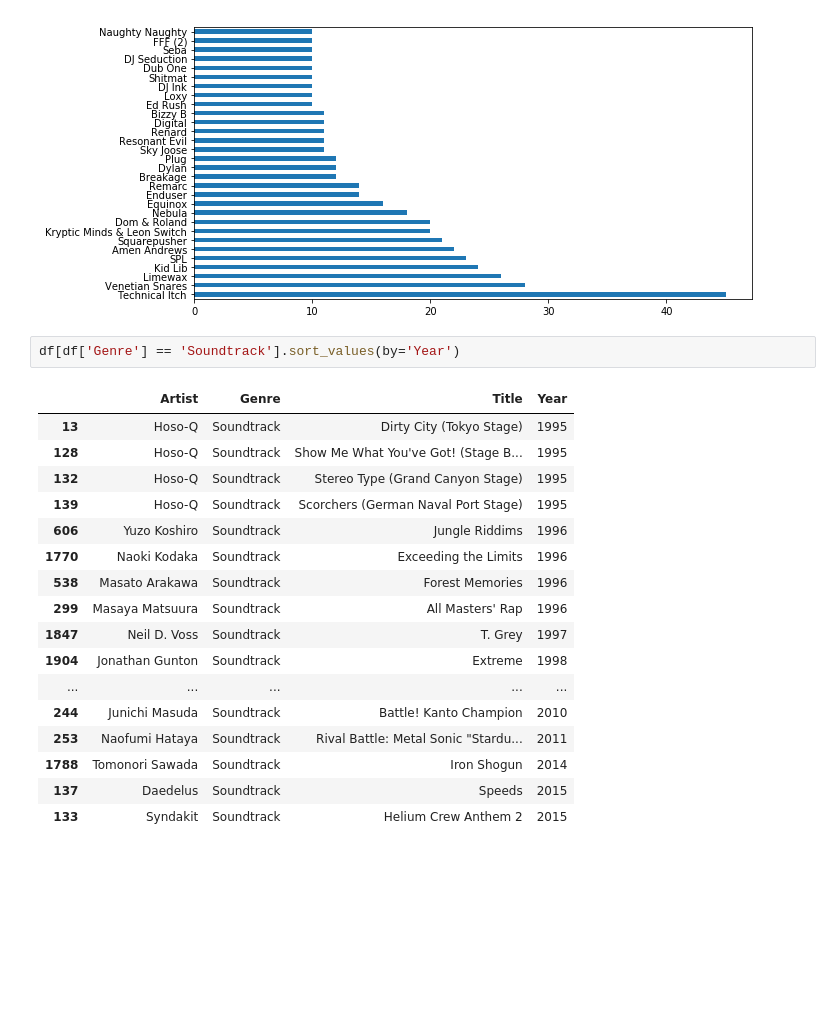
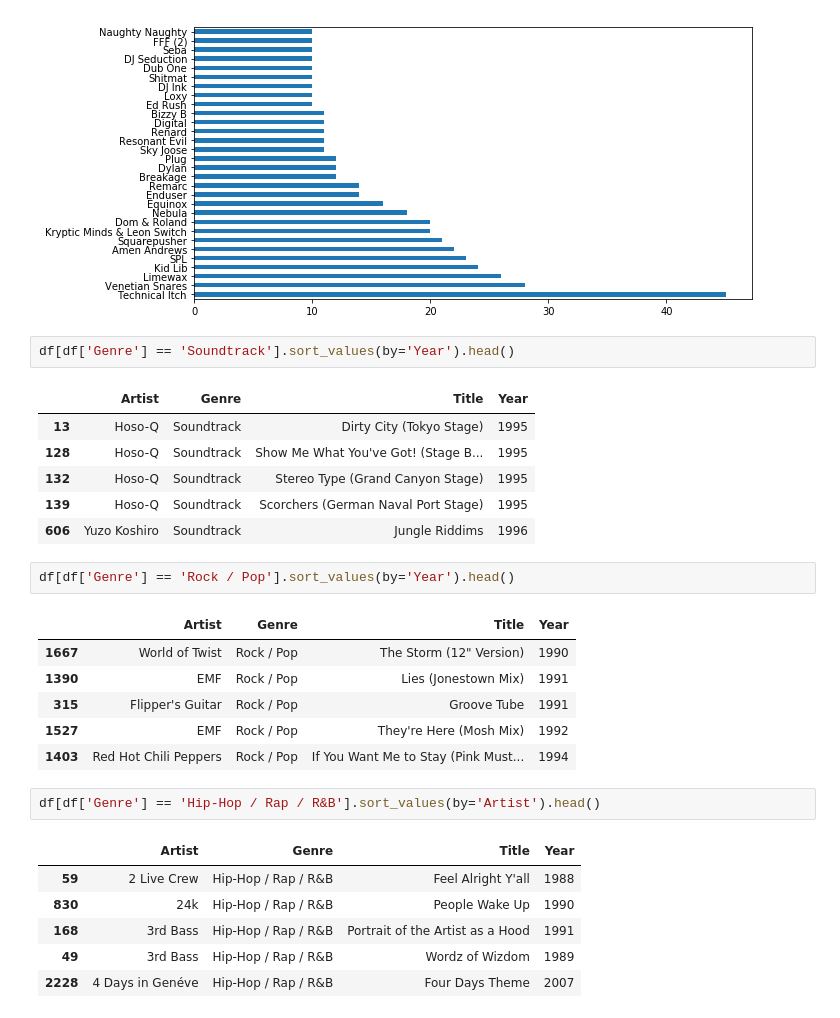
Before and after one commit to 2109Sot/studio-projects, a Jupyter notebook: code/who_sampled/who_sampled_scrape.ipynb, the cells around one changed output. Drawn from its saved outputs; the diff is of its cells as text; blank space fills up the shorter version.

```diff
--- a/code/who_sampled/who_sampled_scrape.ipynb
+++ b/code/who_sampled/who_sampled_scrape.ipynb
@@ -141,22 +181,29 @@ df['Artist'].value_counts().sort_values(ascending=False).head(30).plot(kind='bar
 <matplotlib.axes._subplots.AxesSubplot at 0x...>
 [figure]
 # %%
-df[df['Genre'] == 'Soundtrack'].sort_values(by='Year')
+df[df['Genre'] == 'Soundtrack'].sort_values(by='Year').head()
 # %% [output]
 |  | Artist | Genre | Title | Year |
 | 13 | Hoso-Q | Soundtrack | Dirty City (Tokyo Stage) | 1995 |
 | 128 | Hoso-Q | Soundtrack | Show Me What You've Got! (Stage B... | 1995 |
 | 132 | Hoso-Q | Soundtrack | Stereo Type (Grand Canyon Stage) | 1995 |
 | 139 | Hoso-Q | Soundtrack | Scorchers (German Naval Port Stage) | 1995 |
 | 606 | Yuzo Koshiro | Soundtrack | Jungle Riddims | 1996 |
-| 1770 | Naoki Kodaka | Soundtrack | Exceeding the Limits | 1996 |
-| 538 | Masato Arakawa | Soundtrack | Forest Memories | 1996 |
-| 299 | Masaya Matsuura | Soundtrack | All Masters' Rap | 1996 |
-| 1847 | Neil D. Voss | Soundtrack | T. Grey | 1997 |
-| 1904 | Jonathan Gunton | Soundtrack | Extreme | 1998 |
-| ... | ... | ... | ... | ... |
-| 244 | Junichi Masuda | Soundtrack | Battle! Kanto Champion | 2010 |
-| 253 | Naofumi Hataya | Soundtrack | Rival Battle: Metal Sonic "Stardu... | 2011 |
-| 1788 | Tomonori Sawada | Soundtrack | Iron Shogun | 2014 |
-| 137 | Daedelus | Soundtrack | Speeds | 2015 |
-| 133 | Syndakit | Soundtrack | Helium Crew Anthem 2 | 2015 |
+# %%
+df[df['Genre'] == 'Rock / Pop'].sort_values(by='Year').head()
+# %% [output]
+|  | Artist | Genre | Title | Year |
+| 1667 | World of Twist | Rock / Pop | The Storm (12" Version) | 1990 |
+| 1390 | EMF | Rock / Pop | Lies (Jonestown Mix) | 1991 |
+| 315 | Flipper's Guitar | Rock / Pop | Groove Tube | 1991 |
+| 1527 | EMF | Rock / Pop | They're Here (Mosh Mix) | 1992 |
+| 1403 | Red Hot Chili Peppers | Rock / Pop | If You Want Me to Stay (Pink Must... | 1994 |
+# %%
+df[df['Genre'] == 'Hip-Hop / Rap / R&B'].sort_values(by='Artist').head()
+# %% [output]
+|  | Artist | Genre | Title | Year |
+| 59 | 2 Live Crew | Hip-Hop / Rap / R&B | Feel Alright Y'all | 1988 |
+| 830 | 24k | Hip-Hop / Rap / R&B | People Wake Up | 1990 |
+| 168 | 3rd Bass | Hip-Hop / Rap / R&B | Portrait of the Artist as a Hood | 1991 |
+| 49 | 3rd Bass | Hip-Hop / Rap / R&B | Wordz of Wizdom | 1989 |
+| 2228 | 4 Days in Genéve | Hip-Hop / Rap / R&B | Four Days Theme | 2007 |
```
Also changed, not shown: parts of 3 cells of this notebook, 2 other files.
